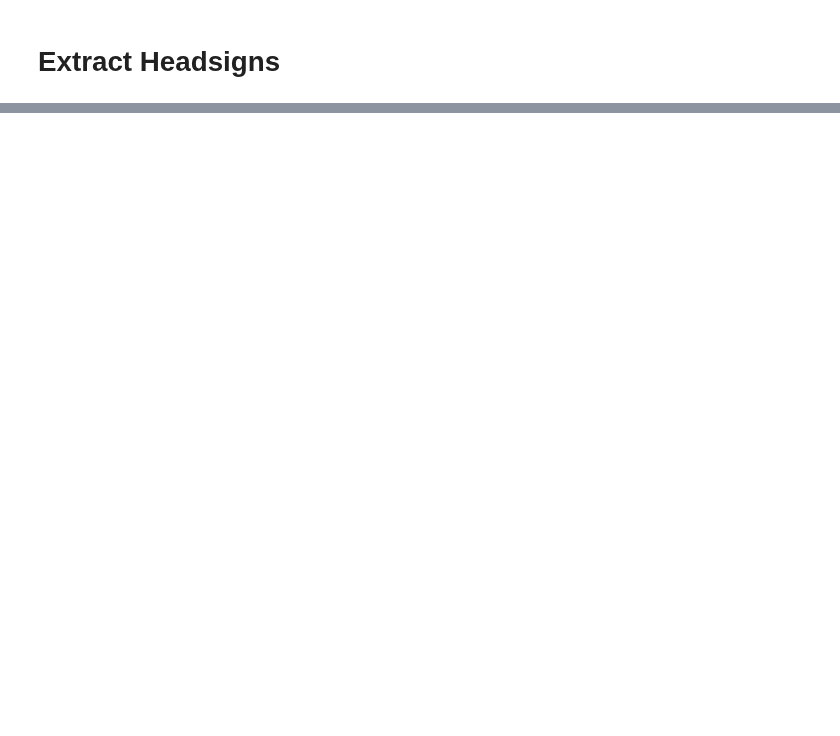
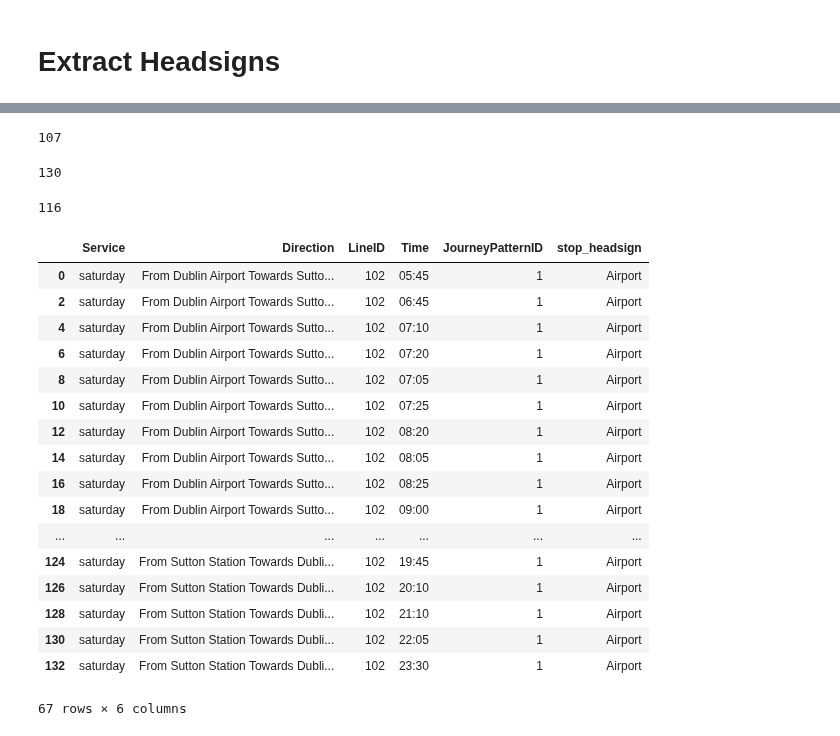
Before and after one commit to brokenloop/Research_practicum_2017, a Jupyter notebook: Data Analysis/Eoghan/Extract Common Stops,Lines,Routestations From Schedule and Line Data.ipynb, the cells around one changed output, grey strips where cells are left out. Cells and saved outputs as stored; diff of their text form; code cells hidden in the pictures; blank space fills up the shorter version.

```diff
--- a/Data Analysis/Eoghan/Extract Common Stops,Lines,Routestations From Schedule and Line Data.ipynb
+++ b/Data Analysis/Eoghan/Extract Common Stops,Lines,Routestations From Schedule and Line Data.ipynb
@@ -153,0 +391,5 @@ lines.to_csv('common_lines.csv')
+# %%
+#Time should be in format XX:XX
+timetable = timetable[timetable['Time'].map(len) == 5]
+# %%
+timetable = timetable.drop('Departure',1)
@@ -153,0 +424,45 @@ lines.to_csv('common_lines.csv')
+# %%
+#Make LineIDs upper case
+def make_upper(string):
+    var = string.upper()
+    return var
+
+timetable["LineID"] = timetable['LineID'].apply(lambda x: make_upper(x))
+# %%
+common_timetable = pd.merge(timetable,lines,on=['LineID'])
+# %%
+common_timetable.LineID.nunique()
+# common_timetable.LineID.unique()
+# %% [output]
+107
+# %%
+timetable.LineID.nunique()
+# timetable.LineID.unique()
+# %% [output]
+130
+# %%
+lines.LineID.nunique()
+# lines.LineID.unique()
+# %% [output]
+116
+# %%
+common_timetable[(common_timetable.LineID == "102")&(common_timetable.Service == "saturday")&(common_timetable.JourneyPatternID == 1)]
+# %% [output]
+|  | Service | Direction | LineID | Time | JourneyPatternID | stop_headsign |
+| 0 | saturday | From Dublin Airport Towards Sutto... | 102 | 05:45 | 1 | Airport |
+| 2 | saturday | From Dublin Airport Towards Sutto... | 102 | 06:45 | 1 | Airport |
+| 4 | saturday | From Dublin Airport Towards Sutto... | 102 | 07:10 | 1 | Airport |
+| 6 | saturday | From Dublin Airport Towards Sutto... | 102 | 07:20 | 1 | Airport |
+| 8 | saturday | From Dublin Airport Towards Sutto... | 102 | 07:05 | 1 | Airport |
+| 10 | saturday | From Dublin Airport Towards Sutto... | 102 | 07:25 | 1 | Airport |
+| 12 | saturday | From Dublin Airport Towards Sutto... | 102 | 08:20 | 1 | Airport |
+| 14 | saturday | From Dublin Airport Towards Sutto... | 102 | 08:05 | 1 | Airport |
+| 16 | saturday | From Dublin Airport Towards Sutto... | 102 | 08:25 | 1 | Airport |
+| 18 | saturday | From Dublin Airport Towards Sutto... | 102 | 09:00 | 1 | Airport |
+| ... | ... | ... | ... | ... | ... | ... |
+| 124 | saturday | From Sutton Station Towards Dubli... | 102 | 19:45 | 1 | Airport |
+| 126 | saturday | From Sutton Station Towards Dubli... | 102 | 20:10 | 1 | Airport |
+| 128 | saturday | From Sutton Station Towards Dubli... | 102 | 21:10 | 1 | Airport |
+| 130 | saturday | From Sutton Station Towards Dubli... | 102 | 22:05 | 1 | Airport |
+| 132 | saturday | From Sutton Station Towards Dubli... | 102 | 23:30 | 1 | Airport |
+67 rows × 6 columns
```
Also changed, not shown: parts of 55 cells of this notebook.
